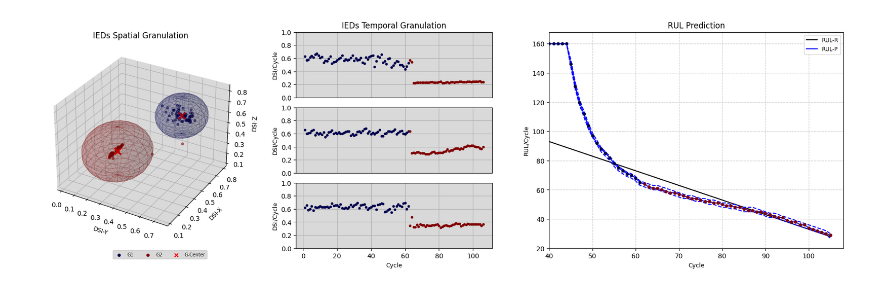
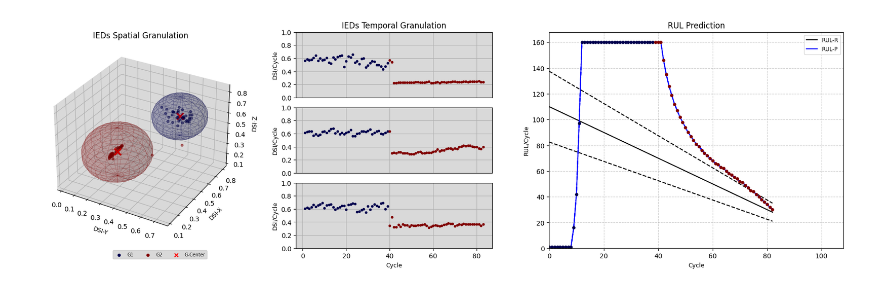
Before and after one commit to cduartes0203/Batteries_Prognostics, a Jupyter notebook: test_AutoCloudPred_R00.ipynb, the cells around one changed output. Cells and saved outputs as stored; diff of their text form; code cells hidden in the pictures.

```diff
--- a/test_AutoCloudPred_R00.ipynb
+++ b/test_AutoCloudPred_R00.ipynb
@@ -262,6 +321,10 @@ class AutoCloud:
 		self.xF = 0
 		self.Dmax = 0
 
+		self.sp = 0
+		self.cov = 0
+		self.V = 0
+
 		self.dim = None
 		self.gm = None
 		self.Cnorm_gm = 1
@@ -272,6 +335,38 @@ class AutoCloud:
 		self.xMax_gm = None
 		self.Rmax_gm = 0
 		self.Vmax_gm = 0
+
+	def HI_Granularity(self):
+
+		for pR,pL,pU in zip(self.hiR,self.hiL,self.hiU):
+			rL, rU = pR*0.75, pR*1.25
+			wPred = pU-pL
+			wReal = rU-rL
+			sp = max(0,1-wPred/wReal)
+			self.sp += sp
+			if rL < pL and pU<rU:
+				self.cov += 1
+			#print(sp,self.cov)
+
+		self.sp = self.sp/len(self.hiL)
+		self.cov = self.cov/len(self.hiL)
+		self.V = self.sp*self.cov
+
+	def RUL_Granularity(self):
+
+		for rulR,rulL, rulU in zip(self.rulR,self.rulL,self.rulU):
+			rulRL, rulRU = 0.75*rulR, 1.25*rulR
+			wPred = rulU-rulL
+			wReal = rulRU-rulRL
+			sp = max(0,1-wPred/wReal)
+			self.sp += sp
+			if rulRL < rulL and rulU<rulRU:
+				self.cov += 1
+			#print(sp,self.cov)
+
+		self.sp = self.sp/len(self.rulR)
+		self.cov = self.cov/len(self.rulR)
+		self.V = self.sp*self.cov
 
 	def AdjustCloudMaster2(self,t,x):
 			gm = self.gm
@@ -313,10 +408,10 @@ class AutoCloud:
 			"""
 			Calculates a single bounding sphere that contains all input spheres.
 			"""
-			clouds = teda.c
+			clouds = self.c
 			# 1. Extract 6 extreme points from each sphere surface along main axes
 			points = []
-			axes = np.eye(len(teda.c[0].mean))
+			axes = np.eye(len(self.c[0].mean))
 			for cloud in clouds:
 				for axis in axes:
 					points.append(cloud.mean + axis * cloud.R)
@@ -392,6 +487,7 @@ class AutoCloud:
 	def Adapt(self,y,z):
 		n = self.c[0].rnn.n
 		self.HI = np.append(self.HI,z[n])
+		self.hiR = np.append(self.hiR,z[n])
 		for i,cloud in enumerate(self.c):
 			if self.alfa[i] > 0:
 				cloud.rnn.fit(y,z)
@@ -747,29 +843,29 @@ class AutoCloud:
 # %%
 params =  {'nI': 3, 'nR': 3, 'nO': 3, 'N1': 0.1, 'N2': 1e-7, 'N3': 0.1,
             'τ': 9, 'mode': 'past', 'act': 'relu'}
 
 params =  {'nI': 11, 'nR': 49, 'nO': 27, 'N1': 0.1, 'N2': 0.0001, 'N3': 0.001,
             'τ': 23, 'mode': 'ahead', 'act': 'tanh'}
 
 nI,nR,nO,N1,N2,N3,τ,mode,act= list(params.values())
 v1,v2 = [],[]
 X, Y = PrepareData(HI['PC1'].values,nI,nO,mode)
 Y, Z = PrepareData(sig,nI,nO,mode)
 X = []
 for i in range(len(RS)-1):
    X.append(RS.iloc[i:i+1,:].values.flatten())
 X = X[-len(Y):-2]
 teda=AutoCloud(m=2.5,nI=nI,nR=nR,nO=nO,ηS=[N1,N2,N3],mode=mode,
-               tau=τ,rho=0.01,eol=0.75,ref=len(sig)-nI,wtaG=True,wtaP=True)
+               tau=τ,rho=0.01,eol=0.3,ref=len(sig)-nI,wtaG=True,wtaP=True)
 for j,_ in enumerate(X[:]):
     teda.run(X[j])
     teda.RULInterv(Y[j])
     teda.Adapt(Y[j],Z[j])
 
 #teda.CalculateSpCov()
 #print(teda.vSum)
 #PlotDSI_2D_PLT(teda,ftrs=3,ncol=2,language='en')
-PlotDSI_3D_PLT(teda,language='en',anchor=(0.85, -0.05),ncol=5,xi=40,xf=108,yi=20,w=18,h=6)
+PlotDSI_3D_PLT(teda,language='en',anchor=(0.85, -0.05),ncol=5,xi=0,xf=108,yi=0,w=18,h=6)
 #PlotGranulesSpace(teda,w=800)
 # %% [output]
-[figure, old version]
+[figure, new version]
```
Also changed, not shown: parts of 4 cells of this notebook, 4 other files.
